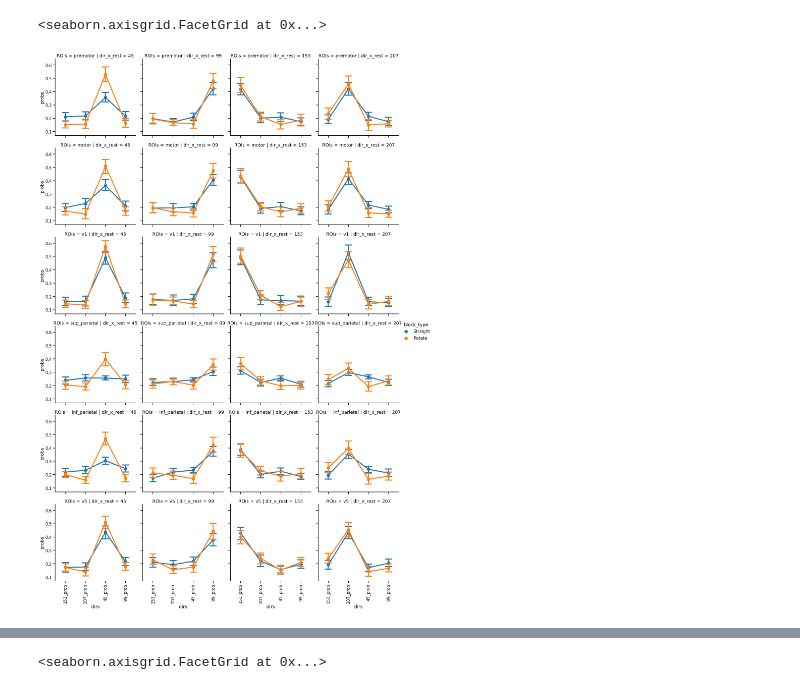
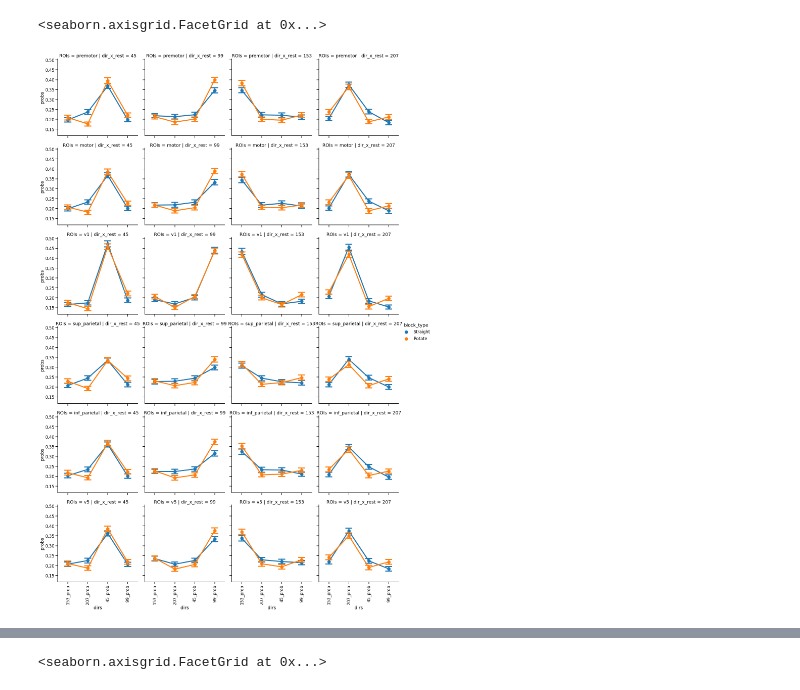
Before and after one commit to tejas-savalia/fmri_project, a Jupyter notebook: mvpa_classification.ipynb, the cells around one changed output, grey strips where cells are left out. Cells and saved outputs as stored; diff of their text form; code cells hidden in the pictures.

```diff
--- a/mvpa_classification.ipynb
+++ b/mvpa_classification.ipynb
@@ -87,0 +92,4 @@ Subject done: 13
+# %%
+knn_predictions = np.concatenate(knn_predictions)
+# %%
+knn_predictions = knn_predictions.reshape(43200, 4)
@@ -87,0 +102,11 @@ Subject done: 13
+# %%
+within_knn_predictions_df = pd.DataFrame({'153_prob': knn_predictions[:, 0],
+                               '207_prob': knn_predictions[:, 1],
+                               '45_prob': knn_predictions[:, 2],
+                               '99_prob': knn_predictions[:, 3],
+                               'ROIs': np.tile(np.repeat(list(masks.keys()), 10*40), len(subject_list)),
+                               'run': np.tile(np.tile(np.repeat(np.arange(1, 11), 40), len(masks.keys())), len(subject_list)),
+                               'dir_x_rest': np.tile(np.tile(np.repeat([153, 207, 45, 99], 10), 10* len(masks.keys())), len(subject_list)),
+                               'block_type': np.tile(np.tile(np.repeat(['Straight', 'Rotate'], 40), 5 * len(masks.keys())), len(subject_list)),
+                               'Subject_id': np.repeat(subject_list, 40*10*len(masks.keys()))
+                              })
@@ -104,0 +144,2 @@ within_predictions_df.to_csv('one_v_rest_within_pred.csv')
+# %%
+within_knn_predictions_df_melt = within_knn_predictions_df.melt(id_vars=['Subject_id', 'dir_x_rest', 'ROIs', 'run', 'block_type'], var_name='dirs', value_name='probs')
@@ -105,10 +152,10 @@ within_predictions_df.to_csv('one_v_rest_within_pred.csv')
 # %%
 sns.set_context('talk')
 ax = sns.catplot(x = 'dirs', y = 'probs', col = 'dir_x_rest',
             hue = 'block_type', row = 'ROIs',
-            data = within_predictions_df_melt[within_predictions_df_melt.Subject_id == '02'], kind = 'point', capsize = 0.3)
+            data = within_knn_predictions_df_melt, kind = 'point', capsize = 0.3)
 ax.set_axis_labels().set_xticklabels(rotation = 90)
 # %% [output]
 <seaborn.axisgrid.FacetGrid at 0x...>
-[figure, old version]
+[figure, new version]
 # %%
```
Also changed, not shown: parts of 25 cells of this notebook, 7 other files.
